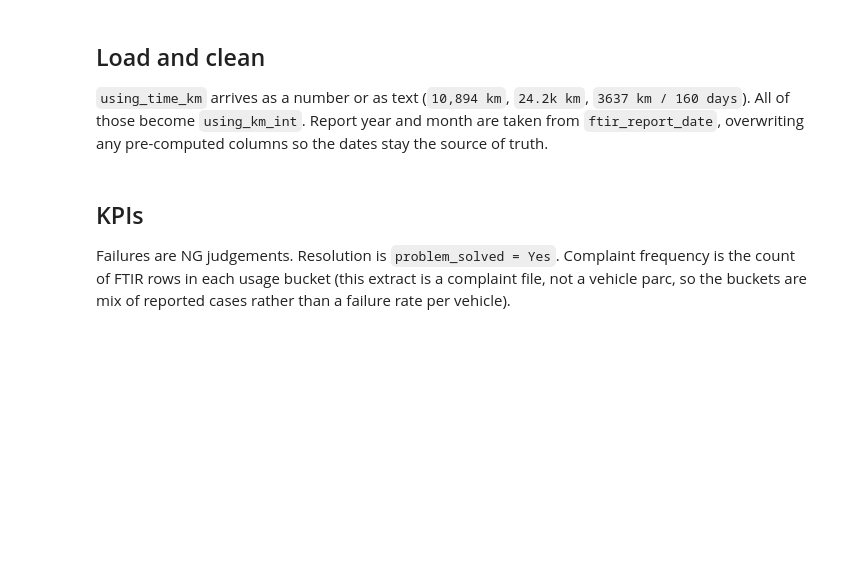
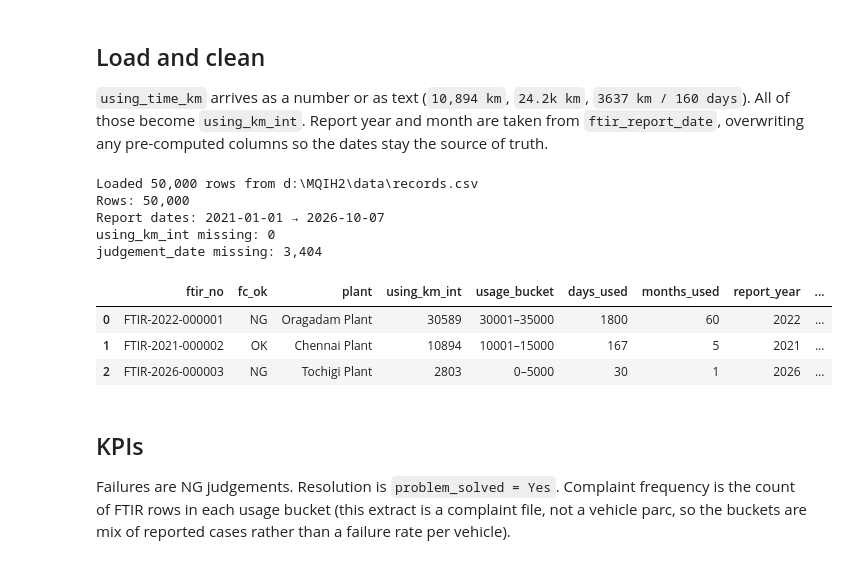
Before and after one commit to jeet-yadav27/ppt_automation, a Jupyter notebook: ftir_kpi_report.ipynb, the cells around one changed output. Saved outputs shown, nothing was run; the diff lists cells and outputs as text; code cells hidden in the pictures; blank space fills up the shorter version.

```diff
--- a/ftir_kpi_report.ipynb
+++ b/ftir_kpi_report.ipynb
@@ -161,35 +162,44 @@ df = raw.copy()
 
 df["using_km_int"] = df["using_time_km"].map(parse_km).astype("Int64")
 df["usage_bucket"] = df["using_km_int"].map(km_bucket)
 df["usage_bucket_chart"] = df["usage_bucket"].map(chart_km_bucket)
 
 df["days_used"] = pd.to_numeric(df["days_used"], errors="coerce")
 df["months_used"] = (df["days_used"] // 30).astype("Int64")
 
 df["ftir_report_date"] = pd.to_datetime(df["ftir_report_date"], errors="coerce")
 df["judgement_date"] = pd.to_datetime(df["judgement_date"], errors="coerce")
 df["report_year"] = df["ftir_report_date"].dt.year.astype("Int64")
 df["report_month"] = df["ftir_report_date"].dt.month.astype("Int64")
 df["report_label"] = df["ftir_report_date"].dt.strftime("%Y-%b")
 
 df["fc_ok"] = df["fc_ok"].astype("string").str.strip().str.upper()
 df["rank"] = df["rank"].astype("string").str.strip().str.upper()
 df["problem_solved"] = df["problem_solved"].astype("string").str.strip()
 df["is_resolved"] = df["problem_solved"].fillna("").str.lower().eq("yes").astype(int)
-df["problem_solved"] = df["problem_solved"].fillna("Unknown")
 df["investigation_lag_days"] = (df["judgement_date"] - df["ftir_report_date"]).dt.days
 
 df["plant"] = df["manufacturer_factory"].fillna("Unknown").astype(str).str.strip()
 df["c_measure"] = df["c_measure"].fillna("Not recorded").astype(str).str.strip()
 df["sales_dealer"] = df["sales_dealer"].fillna("Unknown").astype(str).str.strip()
 df["service_dealer"] = df["service_dealer"].fillna("Unknown").astype(str).str.strip()
 
 print(f"Rows: {len(df):,}")
-print(f"Report dates: {df['ftir_report_date'].min():%Y-%m-%d} to {df['ftir_report_date'].max():%Y-%m-%d}")
+print(f"Report dates: {df['ftir_report_date'].min():%Y-%m-%d} → {df['ftir_report_date'].max():%Y-%m-%d}")
 print(f"using_km_int missing: {int(df['using_km_int'].isna().sum()):,}")
 print(f"judgement_date missing: {int(df['judgement_date'].isna().sum()):,}")
 df[["ftir_no", "fc_ok", "plant", "using_km_int", "usage_bucket", "days_used", "months_used",
     "report_year", "report_month", "rank", "is_resolved"]].head(3)
+# %% [output]
+Loaded 50,000 rows from d:\MQIH2\data\records.csv
+Rows: 50,000
+Report dates: 2021-01-01 → 2026-10-07
+using_km_int missing: 0
+judgement_date missing: 3,404
+|  | ftir_no | fc_ok | plant | using_km_int | usage_bucket | days_used | months_used | report_year | ... |
+| 0 | FTIR-2022-000001 | NG | Oragadam Plant | 30589 | 30001–35000 | 1800 | 60 | 2022 | ... |
+| 1 | FTIR-2021-000002 | OK | Chennai Plant | 10894 | 10001–15000 | 167 | 5 | 2021 | ... |
+| 2 | FTIR-2026-000003 | NG | Tochigi Plant | 2803 | 0–5000 | 30 | 1 | 2026 | ... |
 # %% [markdown]
 ## KPIs
 
```
Also changed, not shown: parts of 9 cells of this notebook.
